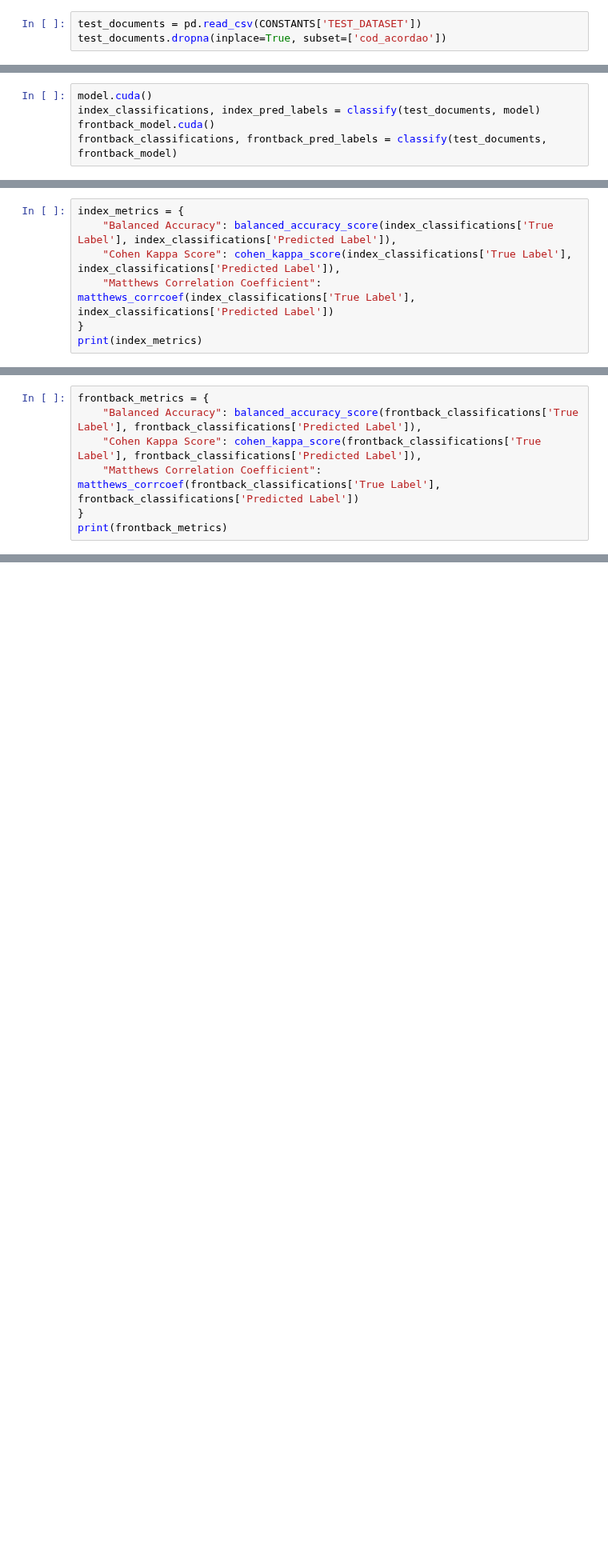
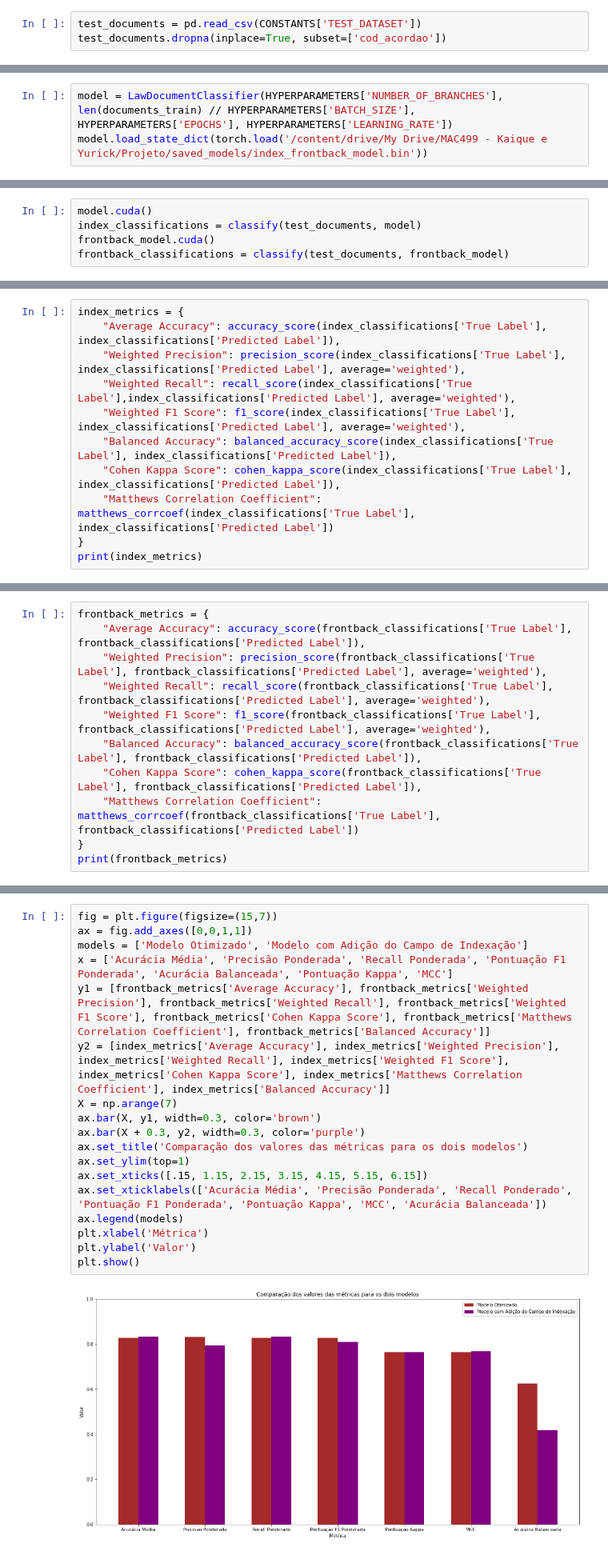
Before and after one commit to yurickyh/JudgementClassifier, a Jupyter notebook: model/Index on Model-Word_Front_Back.ipynb, the cells around one changed output, grey strips where cells are left out. Shown at 80% size. Saved outputs shown, nothing was run; the diff lists cells and outputs as text; blank space fills up the shorter version.

```diff
--- a/model/Index on Model-Word_Front_Back.ipynb
+++ b/model/Index on Model-Word_Front_Back.ipynb
@@ -665,2 +676,5 @@ Some weights of BertForSequenceClassification were not initialized from the mode
 You should probably TRAIN this model on a down-stream task to be able to use it for predictions and inference.
 <All keys matched successfully>
+# %%
+model = LawDocumentClassifier(HYPERPARAMETERS['NUMBER_OF_BRANCHES'], len(documents_train) // HYPERPARAMETERS['BATCH_SIZE'], HYPERPARAMETERS['EPOCHS'], HYPERPARAMETERS['LEARNING_RATE'])
+model.load_state_dict(torch.load('/content/drive/My Drive/MAC499 - Kaique e Yurick/Projeto/saved_models/index_frontback_model.bin'))
@@ -667,5 +700,5 @@ You should probably TRAIN this model on a down-stream task to be able to use it
 # %%
 model.cuda()
-index_classifications, index_pred_labels = classify(test_documents, model)
+index_classifications = classify(test_documents, model)
 frontback_model.cuda()
-frontback_classifications, frontback_pred_labels = classify(test_documents, frontback_model)
+frontback_classifications = classify(test_documents, frontback_model)
@@ -718,5 +705,9 @@ Processual_Civil       0.48      0.48      0.48        48
 # %%
 index_metrics = {
+    "Average Accuracy": accuracy_score(index_classifications['True Label'], index_classifications['Predicted Label']),
+    "Weighted Precision": precision_score(index_classifications['True Label'], index_classifications['Predicted Label'], average='weighted'),
+    "Weighted Recall": recall_score(index_classifications['True Label'],index_classifications['Predicted Label'], average='weighted'),
+    "Weighted F1 Score": f1_score(index_classifications['True Label'], index_classifications['Predicted Label'], average='weighted'),
     "Balanced Accuracy": balanced_accuracy_score(index_classifications['True Label'], index_classifications['Predicted Label']),
     "Cohen Kappa Score": cohen_kappa_score(index_classifications['True Label'], index_classifications['Predicted Label']),
     "Matthews Correlation Coefficient": matthews_corrcoef(index_classifications['True Label'], index_classifications['Predicted Label'])
@@ -727,5 +718,9 @@ print(index_metrics)
 # %%
 frontback_metrics = {
+    "Average Accuracy": accuracy_score(frontback_classifications['True Label'], frontback_classifications['Predicted Label']),
+    "Weighted Precision": precision_score(frontback_classifications['True Label'], frontback_classifications['Predicted Label'], average='weighted'),
+    "Weighted Recall": recall_score(frontback_classifications['True Label'], frontback_classifications['Predicted Label'], average='weighted'),
+    "Weighted F1 Score": f1_score(frontback_classifications['True Label'], frontback_classifications['Predicted Label'], average='weighted'),
     "Balanced Accuracy": balanced_accuracy_score(frontback_classifications['True Label'], frontback_classifications['Predicted Label']),
     "Cohen Kappa Score": cohen_kappa_score(frontback_classifications['True Label'], frontback_classifications['Predicted Label']),
     "Matthews Correlation Coefficient": matthews_corrcoef(frontback_classifications['True Label'], frontback_classifications['Predicted Label'])
@@ -735,0 +731,20 @@ print(frontback_metrics)
+# %%
+fig = plt.figure(figsize=(15,7))
+ax = fig.add_axes([0,0,1,1])
+models = ['Modelo Otimizado', 'Modelo com Adição do Campo de Indexação']
+x = ['Acurácia Média', 'Precisão Ponderada', 'Recall Ponderada', 'Pontuação F1 Ponderada', 'Acurácia Balanceada', 'Pontuação Kappa', 'MCC']
+y1 = [frontback_metrics['Average Accuracy'], frontback_metrics['Weighted Precision'], frontback_metrics['Weighted Recall'], frontback_metrics['Weighted F1 Score'], frontback_metrics['Cohen Kappa Score'], frontback_metrics['Matthews Correlation Coefficient'], frontback_metrics['Balanced Accuracy']]
+y2 = [index_metrics['Average Accuracy'], index_metrics['Weighted Precision'], index_metrics['Weighted Recall'], index_metrics['Weighted F1 Score'], index_metrics['Cohen Kappa Score'], index_metrics['Matthews Correlation Coefficient'], index_metrics['Balanced Accuracy']]
+X = np.arange(7)
+ax.bar(X, y1, width=0.3, color='brown')
+ax.bar(X + 0.3, y2, width=0.3, color='purple')
+ax.set_title('Comparação dos valores das métricas para os dois modelos')
+ax.set_ylim(top=1)
+ax.set_xticks([.15, 1.15, 2.15, 3.15, 4.15, 5.15, 6.15])
+ax.set_xticklabels(['Acurácia Média', 'Precisão Ponderada', 'Recall Ponderado', 'Pontuação F1 Ponderada', 'Pontuação Kappa', 'MCC', 'Acurácia Balanceada'])
+ax.legend(models)
+plt.xlabel('Métrica')
+plt.ylabel('Valor')
+plt.show()
+# %% [output]
+[figure, added]
```
Also changed, not shown: parts of 14 cells of this notebook.
